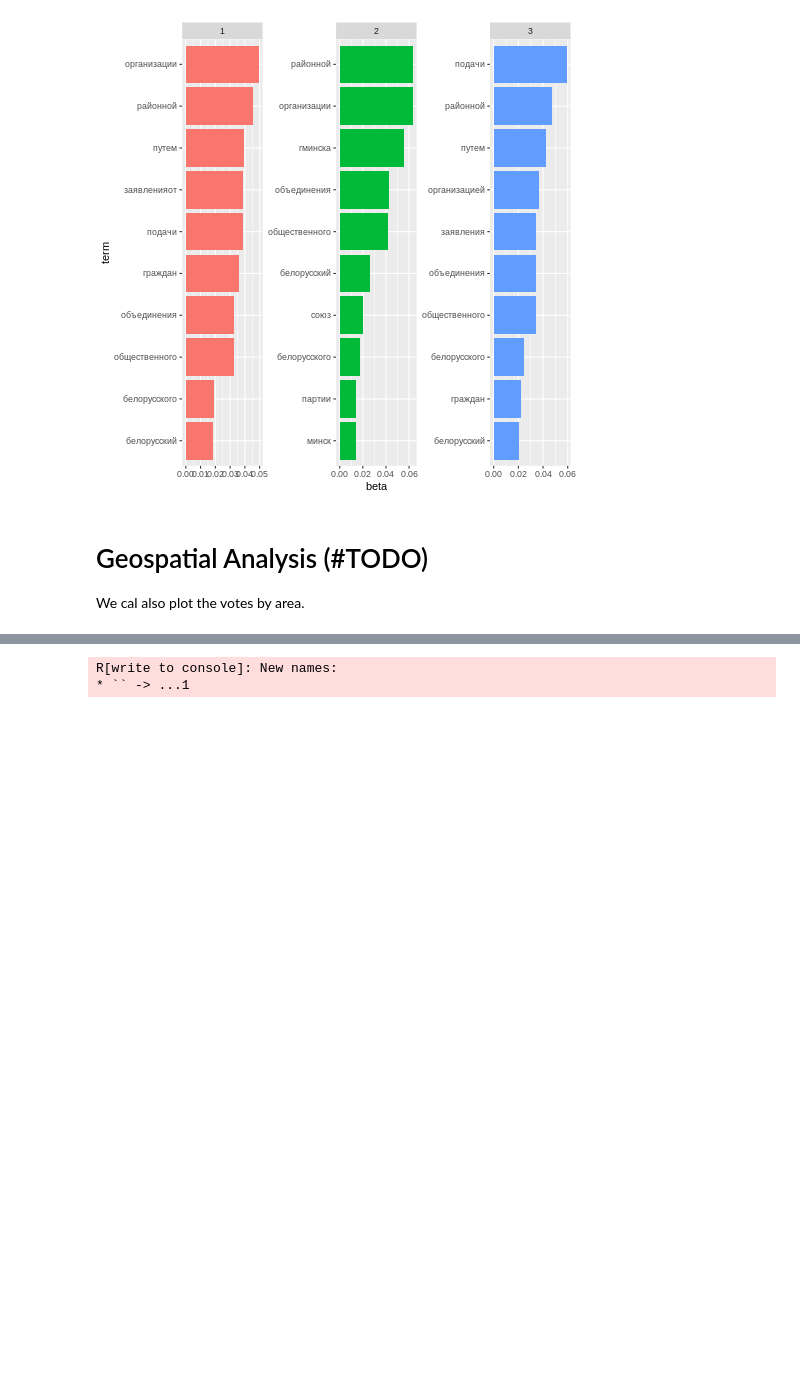
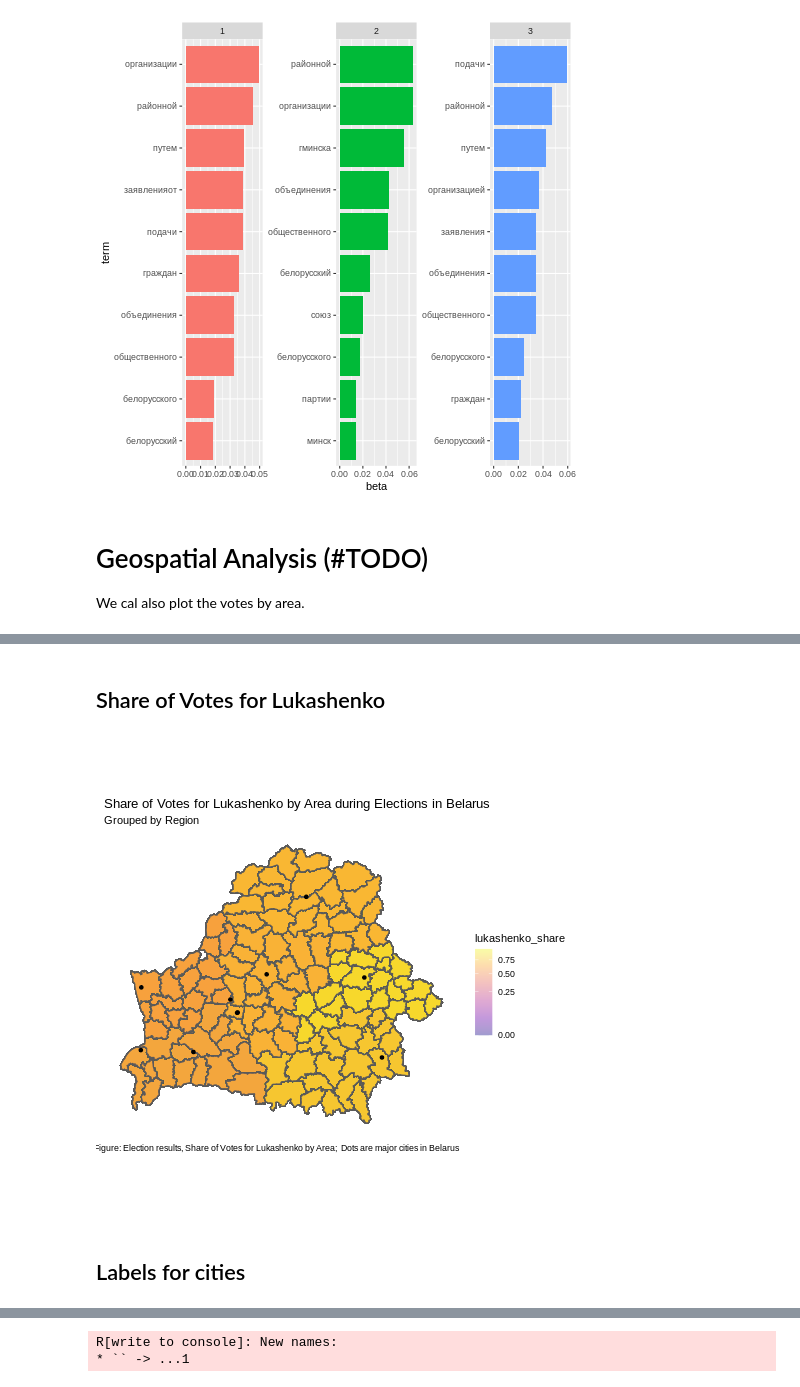
Before and after one commit to danielsaggau/Elections-Belarus, a Jupyter notebook: Belarus_ML_Full_Analysis.ipynb, the cells around one changed output, grey strips where cells are left out. Cells and saved outputs as stored; diff of their text form; code cells hidden in the pictures; blank space fills up the shorter version.

```diff
--- a/Belarus_ML_Full_Analysis.ipynb
+++ b/Belarus_ML_Full_Analysis.ipynb
@@ -759,0 +694,13 @@ ggraph(trigram_graph, layout = "fr") +
+# %% [markdown]
+## Share of Votes for Lukashenko
+# %%
+%%R
+plot = ggplot() + geom_sf(data= merge, mapping = aes(geometry = geometry)) + geom_sf(data = merge, mapping = aes(geometry = geometry, fill = lukashenko_share)) + scale_fill_viridis_c(option="C", trans = "sqrt", alpha = .4,
+                      limits=c(0, max(merge$lukashenko_share))) + geom_sf(data = cities) + theme(panel.background = element_rect(fill = "white"),
+        axis.title = element_blank(), axis.text = element_blank(), axis.ticks = element_blank())+ ggtitle("Share of Votes for Lukashenko by Area for the Elections in Belarus",
+          subtitle = "Grouped by Region") +
+  labs(caption = "Figure: Election results, Share of Votes for Lukashenko by Area;  Dots are major cities in Belarus",
+       x = "longitude", y = "latitude")
+plot
+# %% [output]
+[figure, added]
@@ -759,0 +711,2 @@ ggraph(trigram_graph, layout = "fr") +
+# %% [markdown]
+## Labels for cities
```
Also changed, not shown: parts of 27 cells of this notebook.
